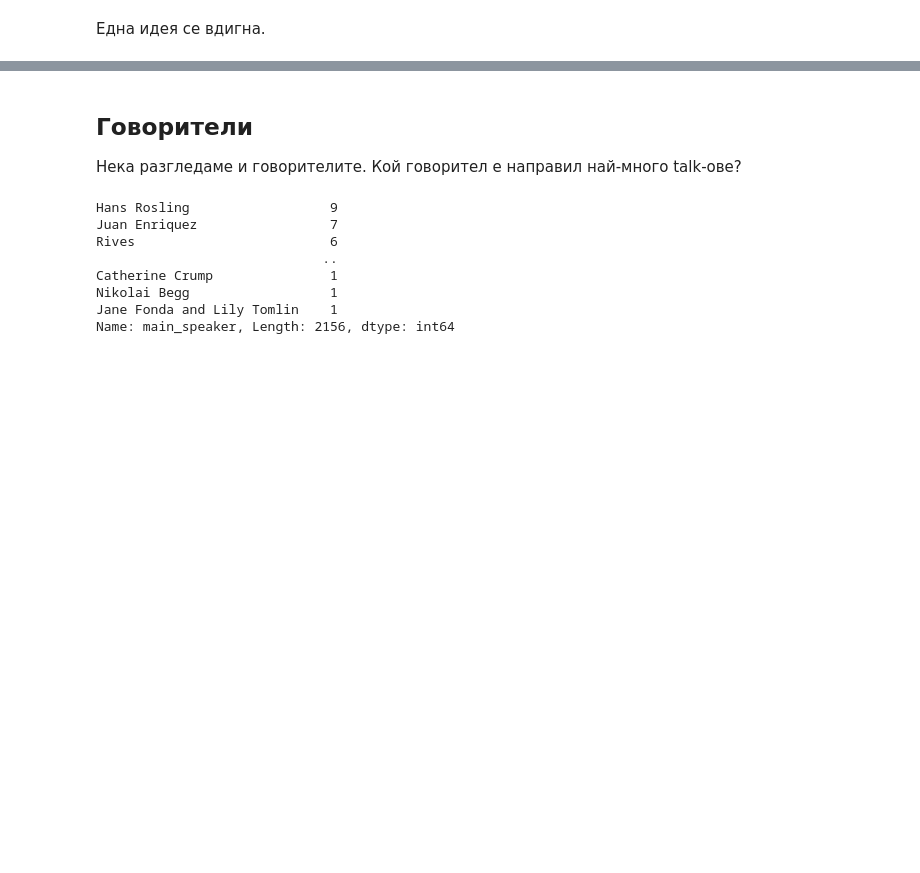
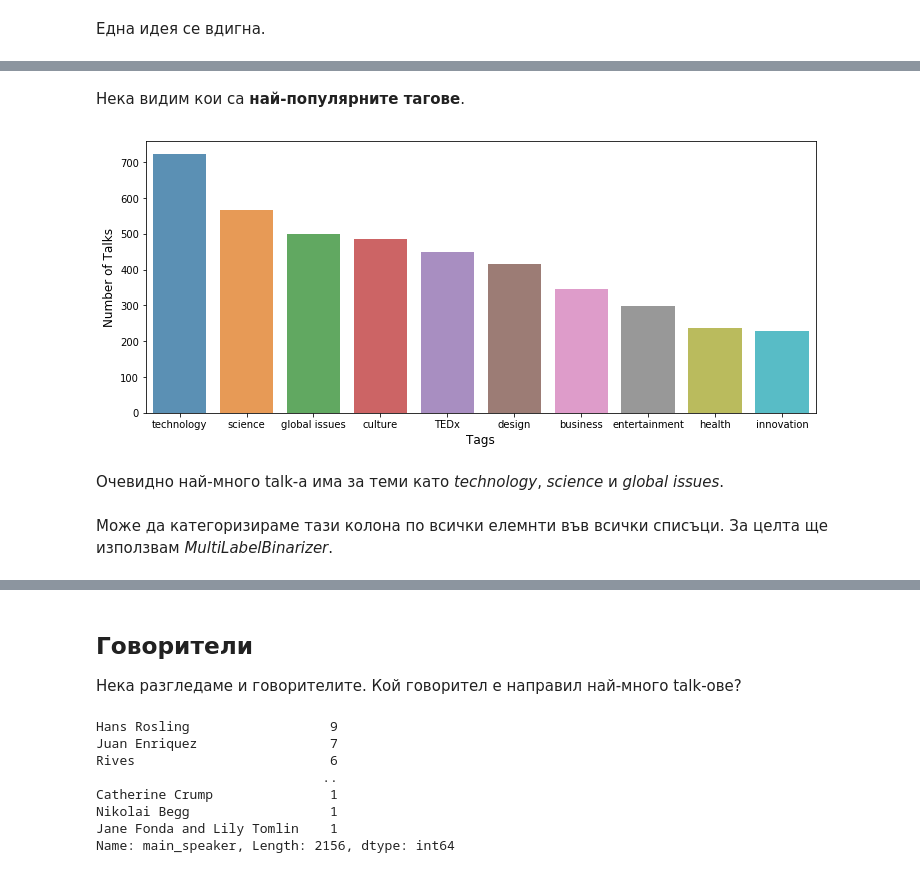
Before and after one commit to tbancheva/Machine-Learning-FMI, a Jupyter notebook: TEDTalksViewsPrediction/TEDTalks videos.ipynb, the cells around one changed output, grey strips where cells are left out. Cells and saved outputs as stored; diff of their text form; code cells hidden in the pictures; blank space fills up the shorter version.

```diff
--- a/TEDTalksViewsPrediction/TEDTalks videos.ipynb
+++ b/TEDTalksViewsPrediction/TEDTalks videos.ipynb
@@ -599,0 +654,4 @@ Eдна идея се вдигна.
+# %%
+import ast
+
+data['tags'] = data['tags'].apply(lambda x: ast.literal_eval(x))
@@ -599,0 +670,17 @@ Eдна идея се вдигна.
+# %% [markdown]
+Нека видим кои са **най-популярните тагове**.
+# %%
+tags_column = data.apply(lambda x: pd.Series(x['tags']),axis=1).stack().reset_index(level=1, drop=True)
+tags_count = tags_column.value_counts()[:10,]
+
+plt.figure(figsize=(12,5))
+sns.barplot(tags_count.index, tags_count.values, alpha=0.8)
+plt.ylabel('Number of Talks', fontsize=12)
+plt.xlabel('Tags', fontsize=12)
+plt.show()
+# %% [output]
+[figure, added]
+# %% [markdown]
+Очевидно най-много talk-a има за теми като *technology*, *science* и *global issues*.
+# %% [markdown]
+ Може да категоризираме тази колона по всички елемнти във всички списъци. За целта ще използвам *MultiLabelBinarizer*.
```
Also changed, not shown: parts of 61 cells of this notebook.
